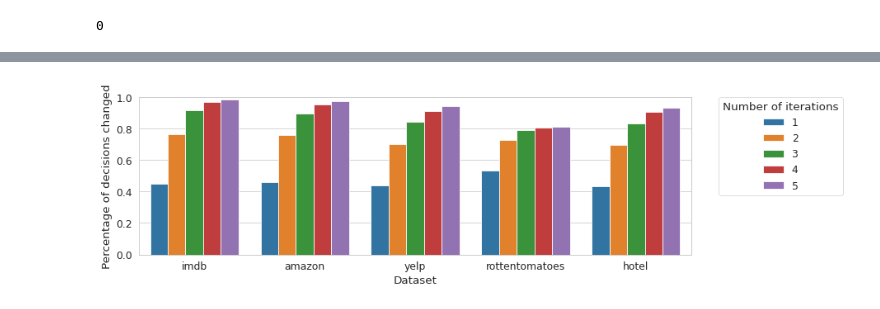
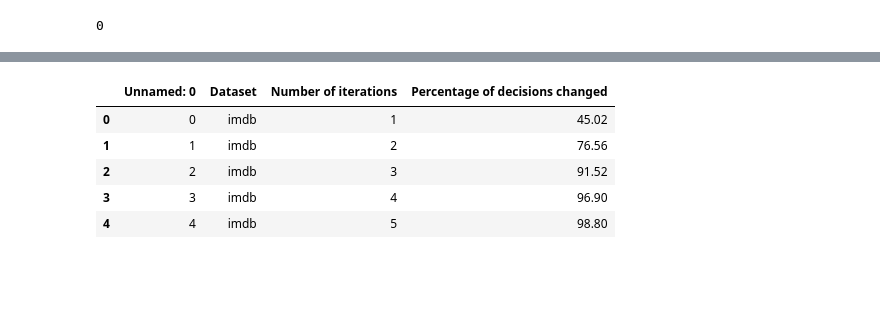
Before and after one commit to plutasnyy/ProtoCNN, a Jupyter notebook: experiments/fidelity.ipynb, the cells around one changed output, grey strips where cells are left out. Saved outputs shown, nothing was run; the diff lists cells and outputs as text; code cells hidden in the pictures; blank space fills up the shorter version.

```diff
--- a/experiments/fidelity.ipynb
+++ b/experiments/fidelity.ipynb
@@ -147,10 +156,16 @@ df.head()
-# %%
-plt.figure(figsize=(12,3.5))
-ax = sns.barplot(x=dataset_col_name, y=flips_col_name, hue=phrases_col_name, data=df, palette=sns.color_palette('tab10'))
-plt.ylim(0,1)
-plt.legend(title=phrases_col_name, bbox_to_anchor=(1.05, 1), loc='upper left', borderaxespad=0.)
-plt.show()
-plt.close()
-# %% [output]
-[figure, removed]
+# %%
+df = pd.read_csv('fidelity_lineplot_data.csv')
+df_random = pd.read_csv('fidelity_lineplot_data_random.csv')
+
+df[flips_col_name] *= 100
+df_random[flips_col_name] *= 100
+
+df.head()
+# %% [output]
+|  | Unnamed: 0 | Dataset | Number of iterations | Percentage of decisions changed |
+| 0 | 0 | imdb | 1 | 45.02 |
+| 1 | 1 | imdb | 2 | 76.56 |
+| 2 | 2 | imdb | 3 | 91.52 |
+| 3 | 3 | imdb | 4 | 96.90 |
+| 4 | 4 | imdb | 5 | 98.80 |
 # %%
```
Also changed, not shown: parts of 12 cells of this notebook, 3 other files.
